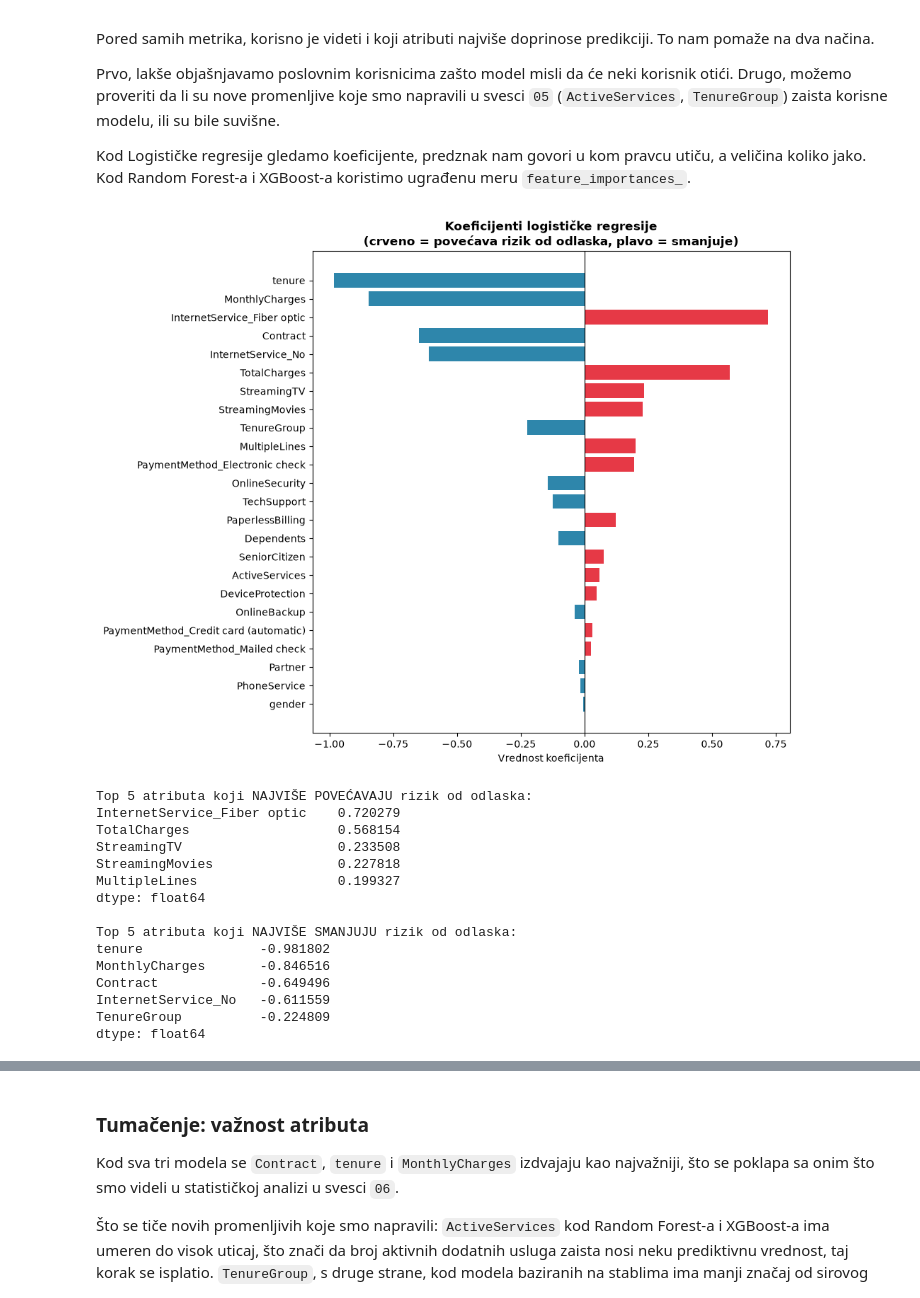
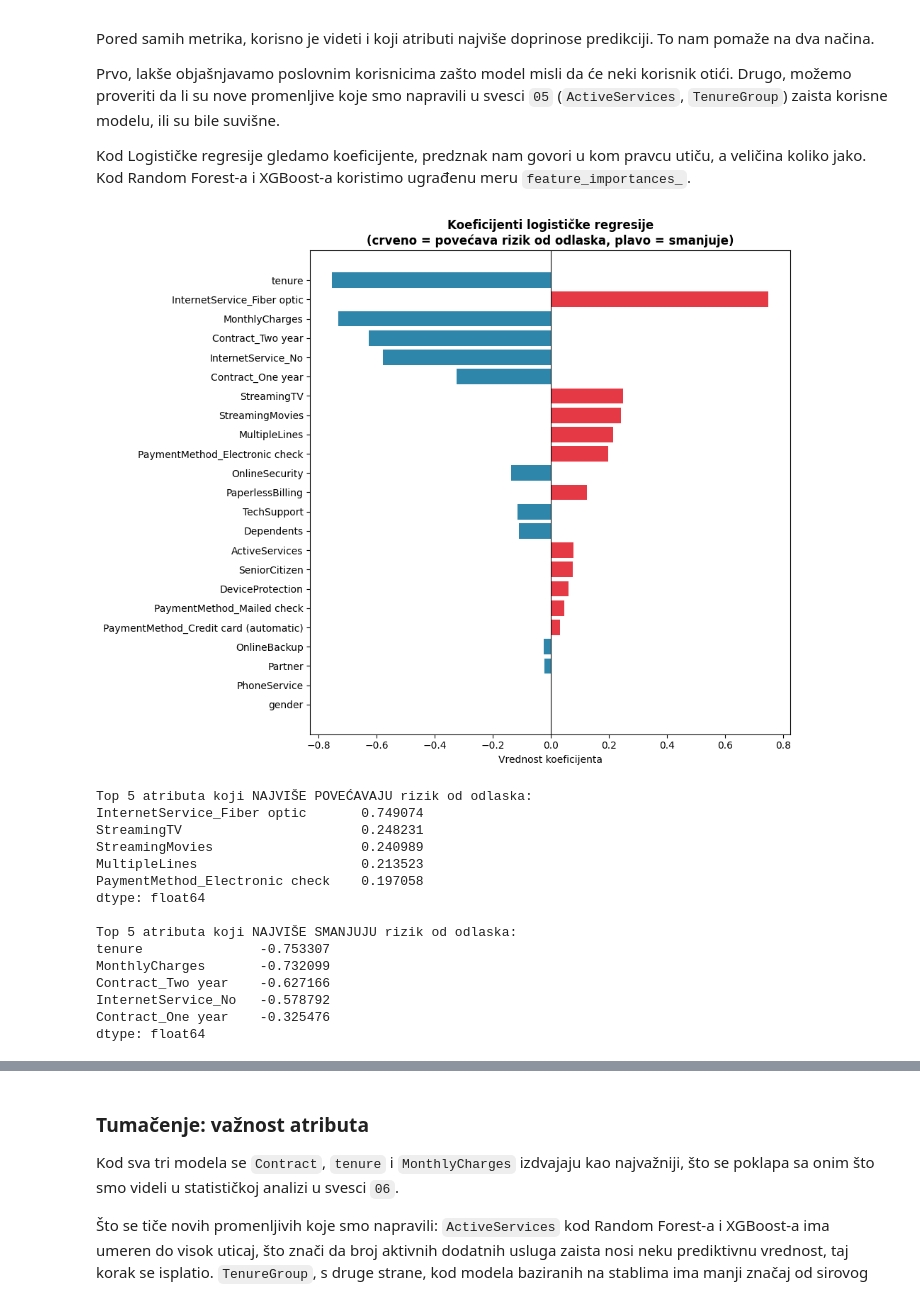
Before and after one commit to janapavlovic/Telco-Customer-Churn, a Jupyter notebook: notebooks/07_modeliranje_i_evaluacija.ipynb, the cells around one changed output, grey strips where cells are left out. Cells and saved outputs as stored; diff of their text form; code cells hidden in the pictures.

```diff
--- a/notebooks/07_modeliranje_i_evaluacija.ipynb
+++ b/notebooks/07_modeliranje_i_evaluacija.ipynb
@@ -839,39 +843,39 @@ koristimo ugrađenu meru `feature_importances_`.
 # %%
 import numpy as np
 
-koef_logreg = pd.Series(model_logreg.coef_[0], index=X_train.columns)
+koef_logreg = pd.Series(model_logreg.coef_[0], index=X_train_linear.columns)
 koef_logreg_sorted = koef_logreg.reindex(koef_logreg.abs().sort_values(ascending=False).index)
 
 plt.figure(figsize=(10, 8))
 colors_bar = ["#E63946" if v > 0 else "#2E86AB" for v in koef_logreg_sorted]
 plt.barh(koef_logreg_sorted.index[::-1], koef_logreg_sorted.values[::-1], color=colors_bar[::-1])
 plt.axvline(0, color="black", linewidth=0.8)
 plt.title("Koeficijenti logističke regresije\n(crveno = povećava rizik od odlaska, plavo = smanjuje)", fontweight="bold")
 plt.xlabel("Vrednost koeficijenta")
 plt.tight_layout()
 plt.savefig("../images/07_logreg_coefficients.png", dpi=100, bbox_inches="tight")
 plt.show()
 
 print("Top 5 atributa koji NAJVIŠE POVEĆAVAJU rizik od odlaska:")
 print(koef_logreg.sort_values(ascending=False).head(5))
 print("\nTop 5 atributa koji NAJVIŠE SMANJUJU rizik od odlaska:")
 print(koef_logreg.sort_values().head(5))
 # %% [output]
-[figure, old version]
+[figure, new version]
 Top 5 atributa koji NAJVIŠE POVEĆAVAJU rizik od odlaska:
-InternetService_Fiber optic    0.720279
-TotalCharges                   0.568154
-StreamingTV                    0.233508
-StreamingMovies                0.227818
-MultipleLines                  0.199327
+InternetService_Fiber optic       0.749074
+StreamingTV                       0.248231
+StreamingMovies                   0.240989
+MultipleLines                     0.213523
+PaymentMethod_Electronic check    0.197058
 dtype: float64
 
 Top 5 atributa koji NAJVIŠE SMANJUJU rizik od odlaska:
-tenure               -0.981802
-MonthlyCharges       -0.846516
-Contract             -0.649496
-InternetService_No   -0.611559
-TenureGroup          -0.224809
+tenure               -0.753307
+MonthlyCharges       -0.732099
+Contract_Two year    -0.627166
+InternetService_No   -0.578792
+Contract_One year    -0.325476
 dtype: float64
 # %%
 importance_rf = pd.Series(model_rf.feature_importances_, index=X_train.columns)
```
Also changed, not shown: parts of 16 cells of this notebook, 8 other files.
